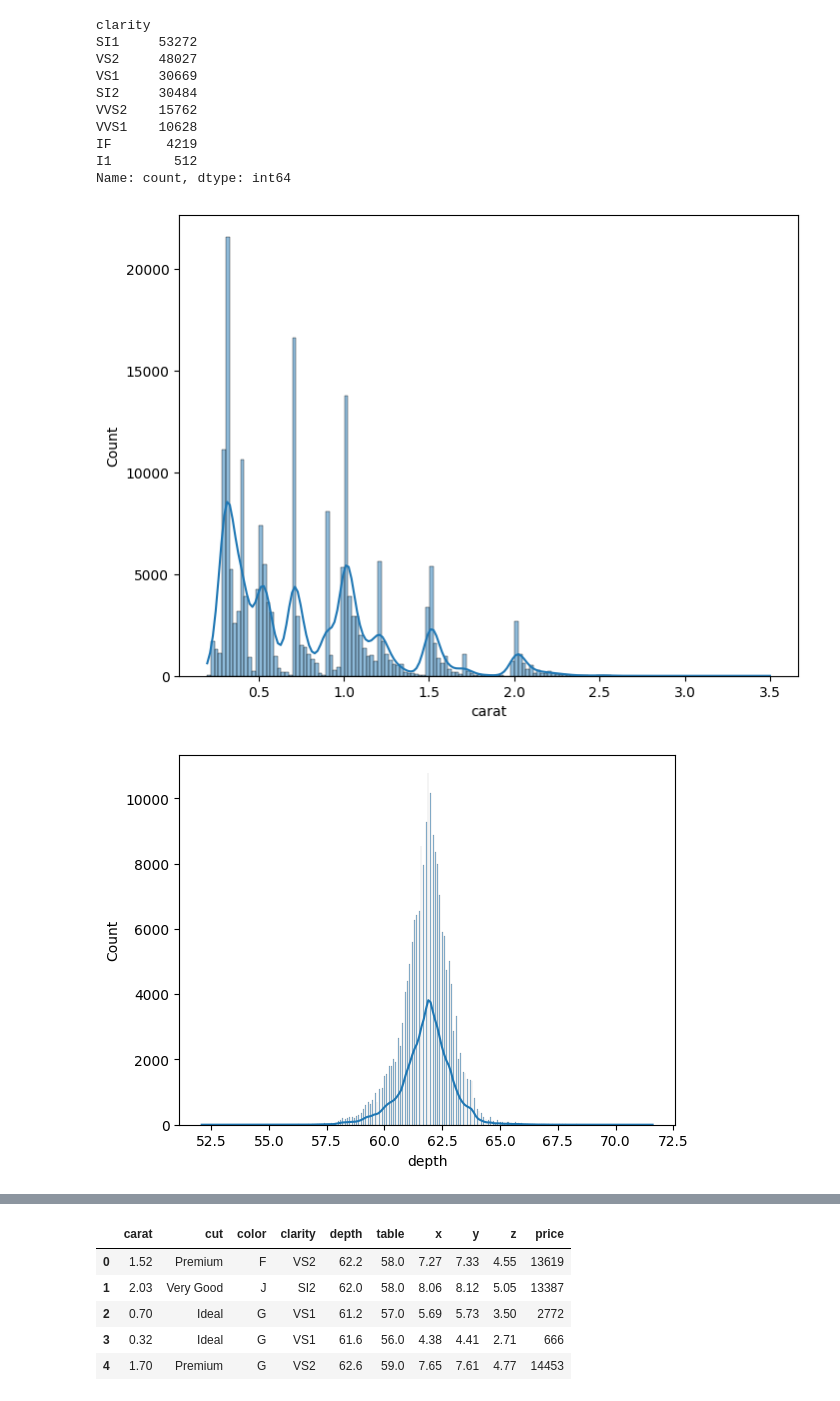
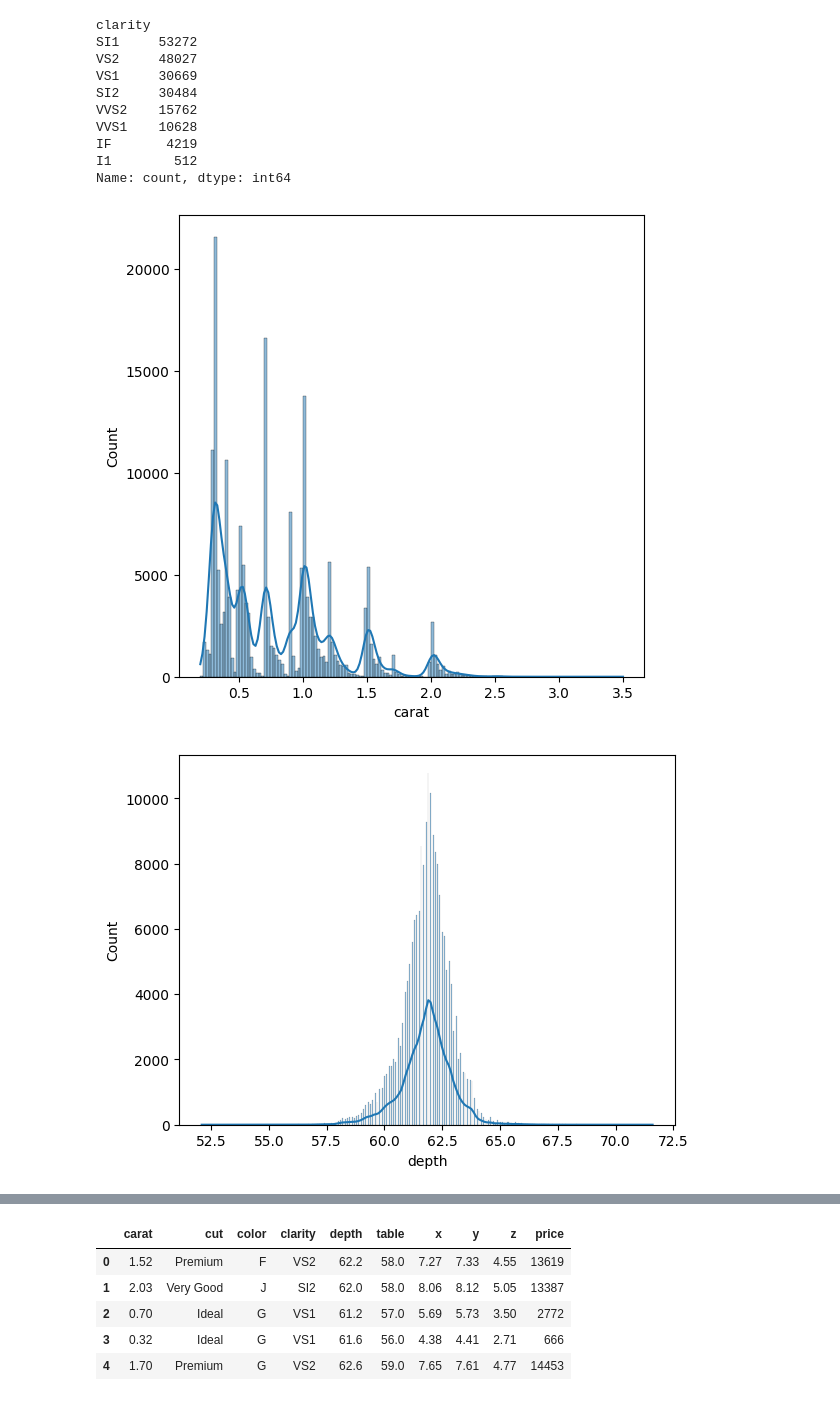
Before and after one commit to nikhilbadoni/DiamondPricePridector, a Jupyter notebook: notebooks/EDA.ipynb, the cells around one changed output, grey strips where cells are left out. Saved outputs shown, nothing was run; the diff lists cells and outputs as text; code cells hidden in the pictures.

```diff
--- a/notebooks/EDA.ipynb
+++ b/notebooks/EDA.ipynb
@@ -153,16 +155,14 @@ IF       4219
 I1        512
 Name: count, dtype: int64
 # %%
-import seaborn as sns
-import matplotlib.pyplot as plt
-plt.figure(figsize=(8,6))
+plt.figure(figsize=(6,6))
 x=0
 for i in numerical_columns:
     sns.histplot(data=df,x=i,kde=True)
     print('\n')
     plt.show()
 # %% [output]
-[figure, old version]
+[figure, new version]
 [figure]
 [figure]
 [figure]
```
Also changed, not shown: parts of 5 cells of this notebook, 6 other files.
